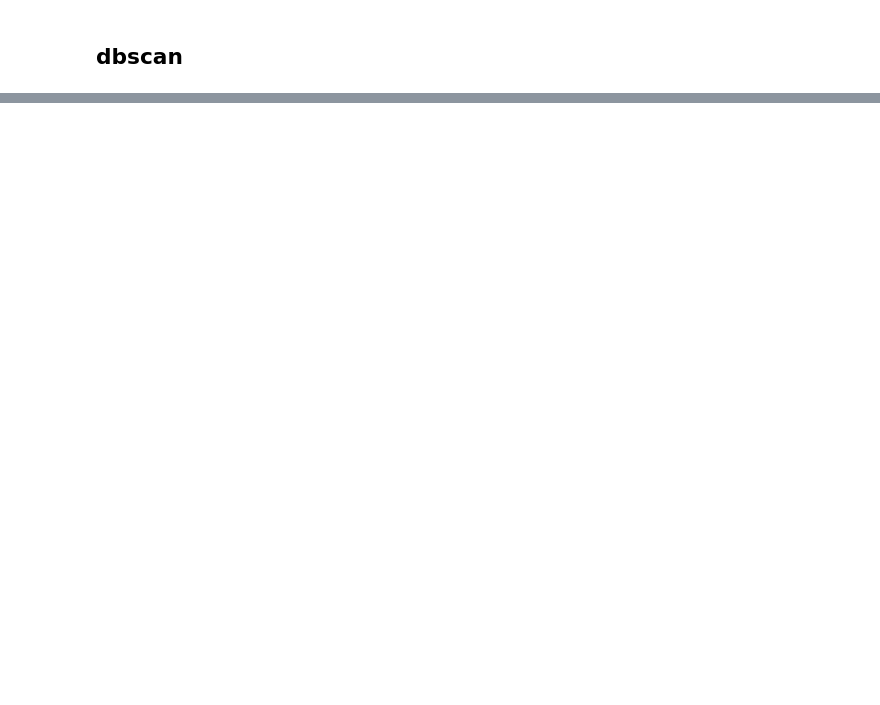
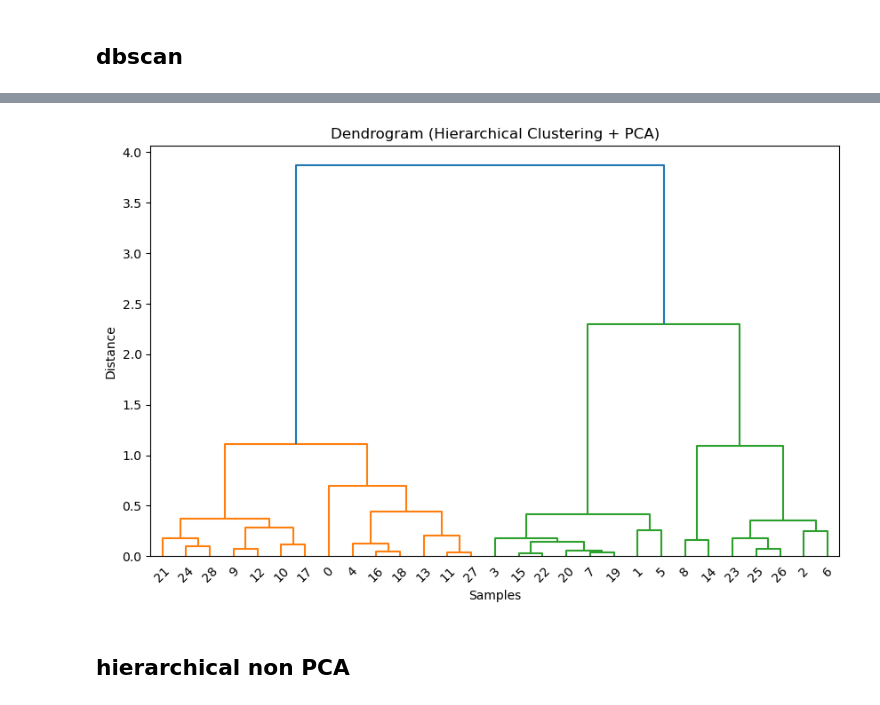
Before and after one commit to hldfiadn/rumah-tangga-mbkp, a Jupyter notebook: (new) profil desa/clustering-version2.ipynb, the cells around one changed output, grey strips where cells are left out. Cells and saved outputs as stored; diff of their text form; code cells hidden in the pictures; blank space fills up the shorter version.

```diff
--- a/(new) profil desa/clustering-version2.ipynb
+++ b/(new) profil desa/clustering-version2.ipynb
@@ -435,0 +563,12 @@ df_normalized
+# %%
+plt.figure(figsize=(10, 6))
+Z = linkage(X_pca, method='ward')
+dendrogram(Z)
+plt.title("Dendrogram (Hierarchical Clustering + PCA)")
+plt.xlabel("Samples")
+plt.ylabel("Distance")
+plt.show()
+# %% [output]
+[figure, added]
+# %% [markdown]
+## hierarchical non PCA
```
Also changed, not shown: parts of 14 cells of this notebook.
